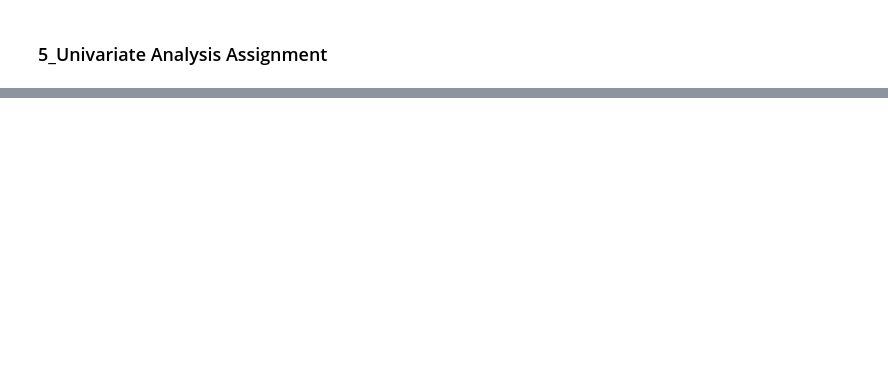
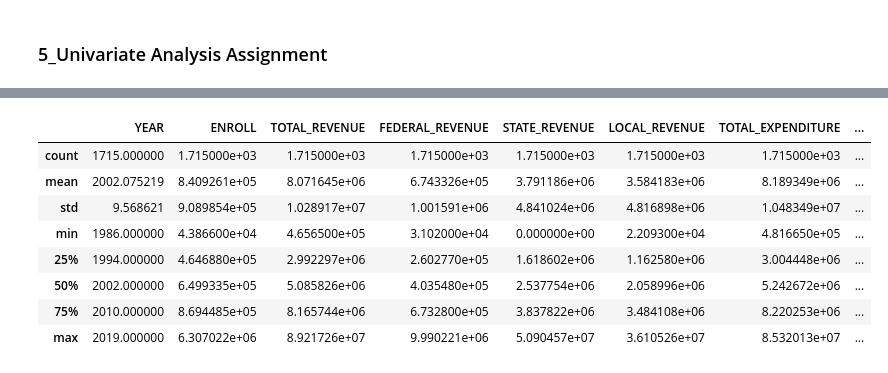
Before and after one commit to LingjieHe/DS_Bootcamp_assignment, a Jupyter notebook: 7_data_exploration/5_Univariate_Analysis_Assignment.ipynb, the cells around one changed output, grey strips where cells are left out. Saved outputs shown, nothing was run; the diff lists cells and outputs as text; code cells hidden in the pictures; blank space fills up the shorter version.

```diff
--- a/7_data_exploration/5_Univariate_Analysis_Assignment.ipynb
+++ b/7_data_exploration/5_Univariate_Analysis_Assignment.ipynb
@@ -24,0 +73,12 @@ cols = df.columns
+# %%
+df_time_series_imputed_median.describe()
+# %% [output]
+|  | YEAR | ENROLL | TOTAL_REVENUE | FEDERAL_REVENUE | STATE_REVENUE | LOCAL_REVENUE | TOTAL_EXPENDITURE | ... |
+| count | 1715.000000 | 1.715000e+03 | 1.715000e+03 | 1.715000e+03 | 1.715000e+03 | 1.715000e+03 | 1.715000e+03 | ... |
+| mean | 2002.075219 | 8.409261e+05 | 8.071645e+06 | 6.743326e+05 | 3.791186e+06 | 3.584183e+06 | 8.189349e+06 | ... |
+| std | 9.568621 | 9.089854e+05 | 1.028917e+07 | 1.001591e+06 | 4.841024e+06 | 4.816898e+06 | 1.048349e+07 | ... |
+| min | 1986.000000 | 4.386600e+04 | 4.656500e+05 | 3.102000e+04 | 0.000000e+00 | 2.209300e+04 | 4.816650e+05 | ... |
+| 25% | 1994.000000 | 4.646880e+05 | 2.992297e+06 | 2.602770e+05 | 1.618602e+06 | 1.162580e+06 | 3.004448e+06 | ... |
+| 50% | 2002.000000 | 6.499335e+05 | 5.085826e+06 | 4.035480e+05 | 2.537754e+06 | 2.058996e+06 | 5.242672e+06 | ... |
+| 75% | 2010.000000 | 8.694485e+05 | 8.165744e+06 | 6.732800e+05 | 3.837822e+06 | 3.484108e+06 | 8.220253e+06 | ... |
+| max | 2019.000000 | 6.307022e+06 | 8.921726e+07 | 9.990221e+06 | 5.090457e+07 | 3.610526e+07 | 8.532013e+07 | ... |
```
Also changed, not shown: parts of 15 cells of this notebook, 4 other files.
